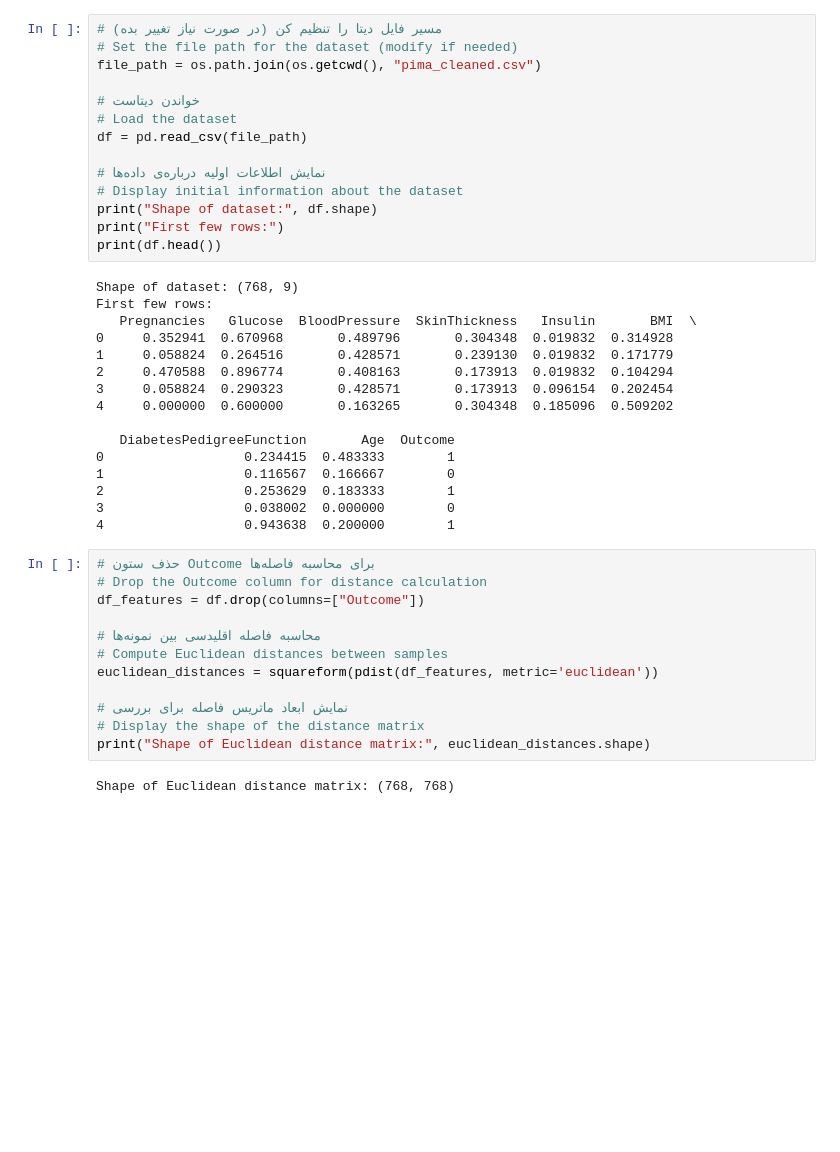
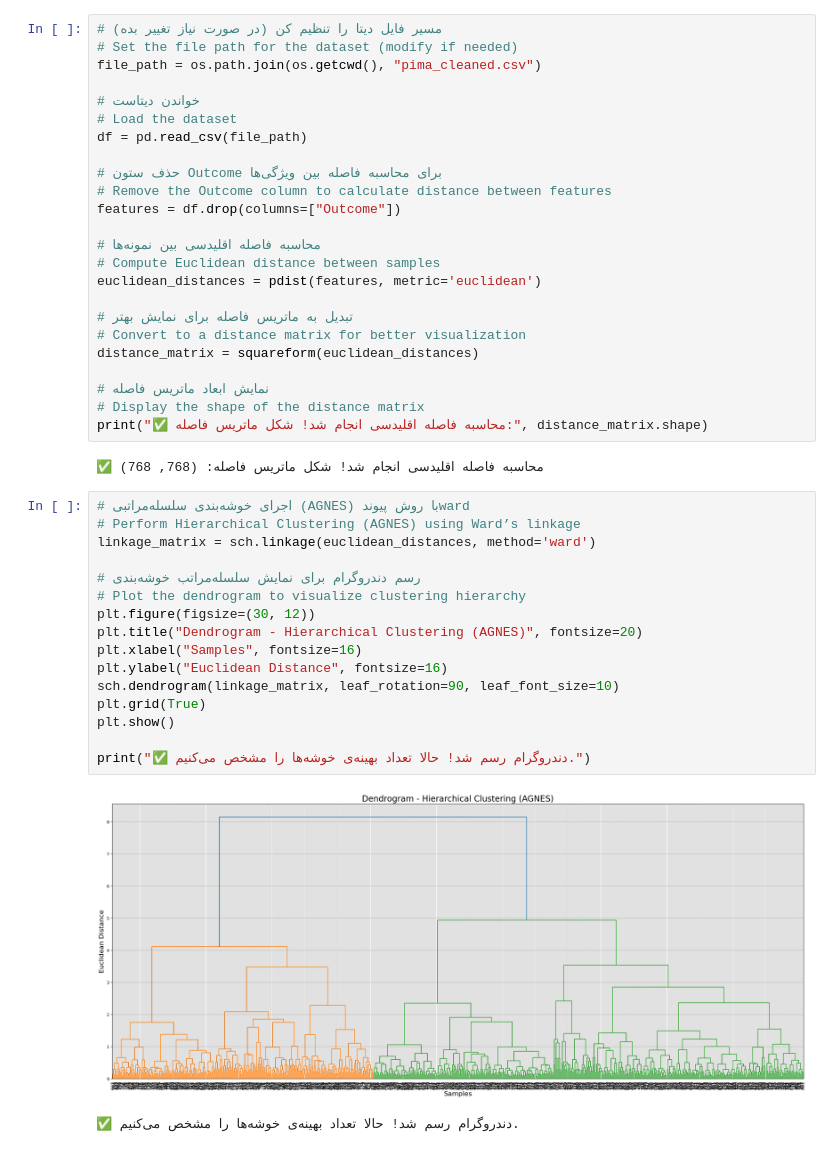
Before and after one commit to MahyadSaedpanah/ML---Pima-Indian-Diabetes, a Jupyter notebook: Clustering.ipynb, the cells around one changed output. Cells and saved outputs as stored; diff of their text form; blank space fills up the shorter version.

Commit message:
AGNES

```diff
--- a/Clustering.ipynb
+++ b/Clustering.ipynb
@@ -13,38 +14,39 @@ file_path = os.path.join(os.getcwd(), "pima_cleaned.csv")
 # Load the dataset
 df = pd.read_csv(file_path)
 
-# نمایش اطلاعات اولیه درباره‌ی داده‌ها
-# Display initial information about the dataset
-print("Shape of dataset:", df.shape)
-print("First few rows:")
-print(df.head())
+# حذف ستون Outcome برای محاسبه فاصله بین ویژگی‌ها
+# Remove the Outcome column to calculate distance between features
+features = df.drop(columns=["Outcome"])
+
+# محاسبه فاصله اقلیدسی بین نمونه‌ها
+# Compute Euclidean distance between samples
+euclidean_distances = pdist(features, metric='euclidean')
+
+# تبدیل به ماتریس فاصله برای نمایش بهتر
+# Convert to a distance matrix for better visualization
+distance_matrix = squareform(euclidean_distances)
+
+# نمایش ابعاد ماتریس فاصله
+# Display the shape of the distance matrix
+print("✅ محاسبه فاصله اقلیدسی انجام شد! شکل ماتریس فاصله:", distance_matrix.shape)
 # %% [output]
-Shape of dataset: (768, 9)
-First few rows:
-   Pregnancies   Glucose  BloodPressure  SkinThickness   Insulin       BMI  \
-0     0.352941  0.670968       0.489796       0.304348  0.019832  0.314928
-1     0.058824  0.264516       0.428571       0.239130  0.019832  0.171779
-2     0.470588  0.896774       0.408163       0.173913  0.019832  0.104294
-3     0.058824  0.290323       0.428571       0.173913  0.096154  0.202454
-4     0.000000  0.600000       0.163265       0.304348  0.185096  0.509202
-
-   DiabetesPedigreeFunction       Age  Outcome
-0                  0.234415  0.483333        1
-1                  0.116567  0.166667        0
-2                  0.253629  0.183333        1
-3                  0.038002  0.000000        0
-4                  0.943638  0.200000        1
+✅ محاسبه فاصله اقلیدسی انجام شد! شکل ماتریس فاصله: (768, 768)
-# %%
-# حذف ستون Outcome برای محاسبه فاصله‌ها
-# Drop the Outcome column for distance calculation
-df_features = df.drop(columns=["Outcome"])
-
-# محاسبه فاصله اقلیدسی بین نمونه‌ها
-# Compute Euclidean distances between samples
-euclidean_distances = squareform(pdist(df_features, metric='euclidean'))
-
-# نمایش ابعاد ماتریس فاصله برای بررسی
-# Display the shape of the distance matrix
-print("Shape of Euclidean distance matrix:", euclidean_distances.shape)
-# %% [output]
-Shape of Euclidean distance matrix: (768, 768)
+# %%
+# اجرای خوشه‌بندی سلسله‌مراتبی (AGNES) با روش پیوندward
+# Perform Hierarchical Clustering (AGNES) using Ward’s linkage
+linkage_matrix = sch.linkage(euclidean_distances, method='ward')
+
+# رسم دندروگرام برای نمایش سلسله‌مراتب خوشه‌بندی
+# Plot the dendrogram to visualize clustering hierarchy
+plt.figure(figsize=(30, 12))
+plt.title("Dendrogram - Hierarchical Clustering (AGNES)", fontsize=20)
+plt.xlabel("Samples", fontsize=16)
+plt.ylabel("Euclidean Distance", fontsize=16)
+sch.dendrogram(linkage_matrix, leaf_rotation=90, leaf_font_size=10)
+plt.grid(True)
+plt.show()
+
+print("✅ دندروگرام رسم شد! حالا تعداد بهینه‌ی خوشه‌ها را مشخص می‌کنیم.")
+# %% [output]
+[figure, added]
+✅ دندروگرام رسم شد! حالا تعداد بهینه‌ی خوشه‌ها را مشخص می‌کنیم.
```
Also changed, not shown: parts of 1 cell of this notebook.
